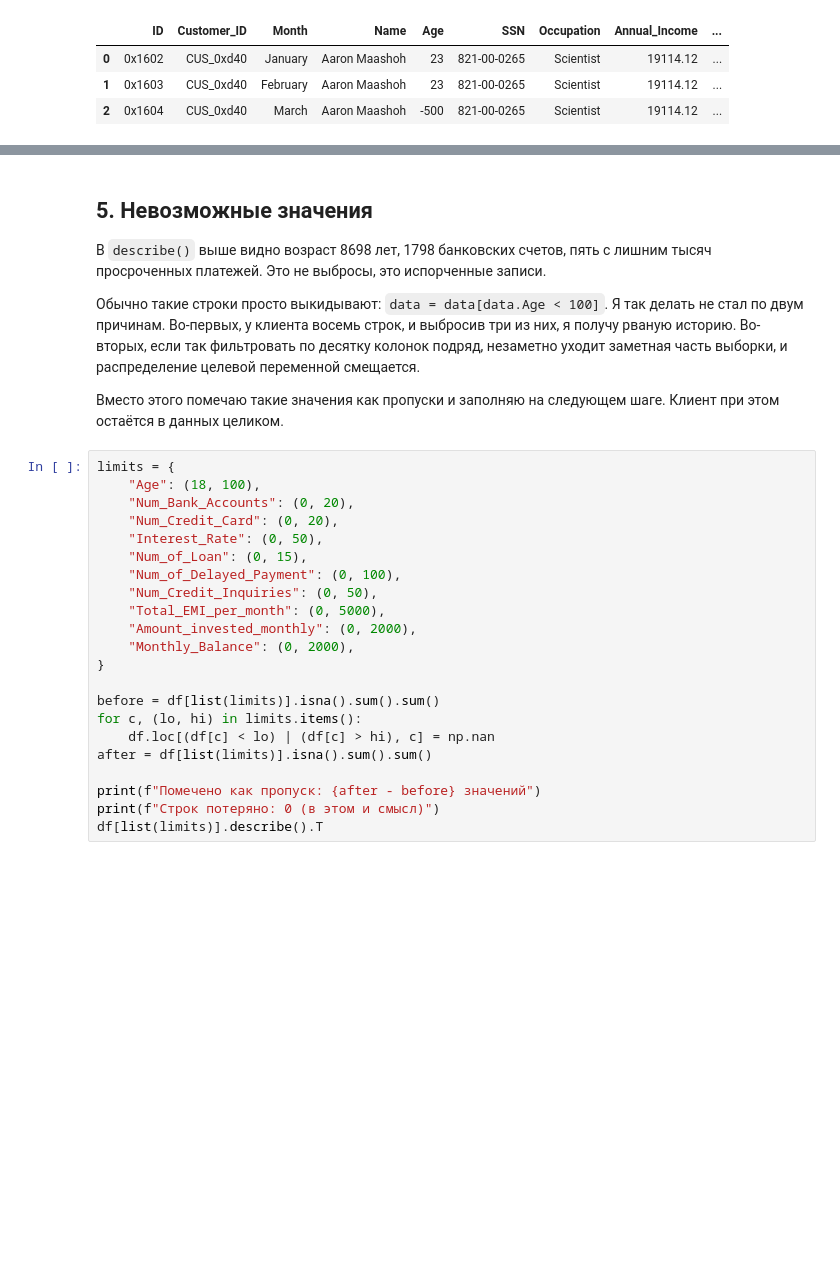
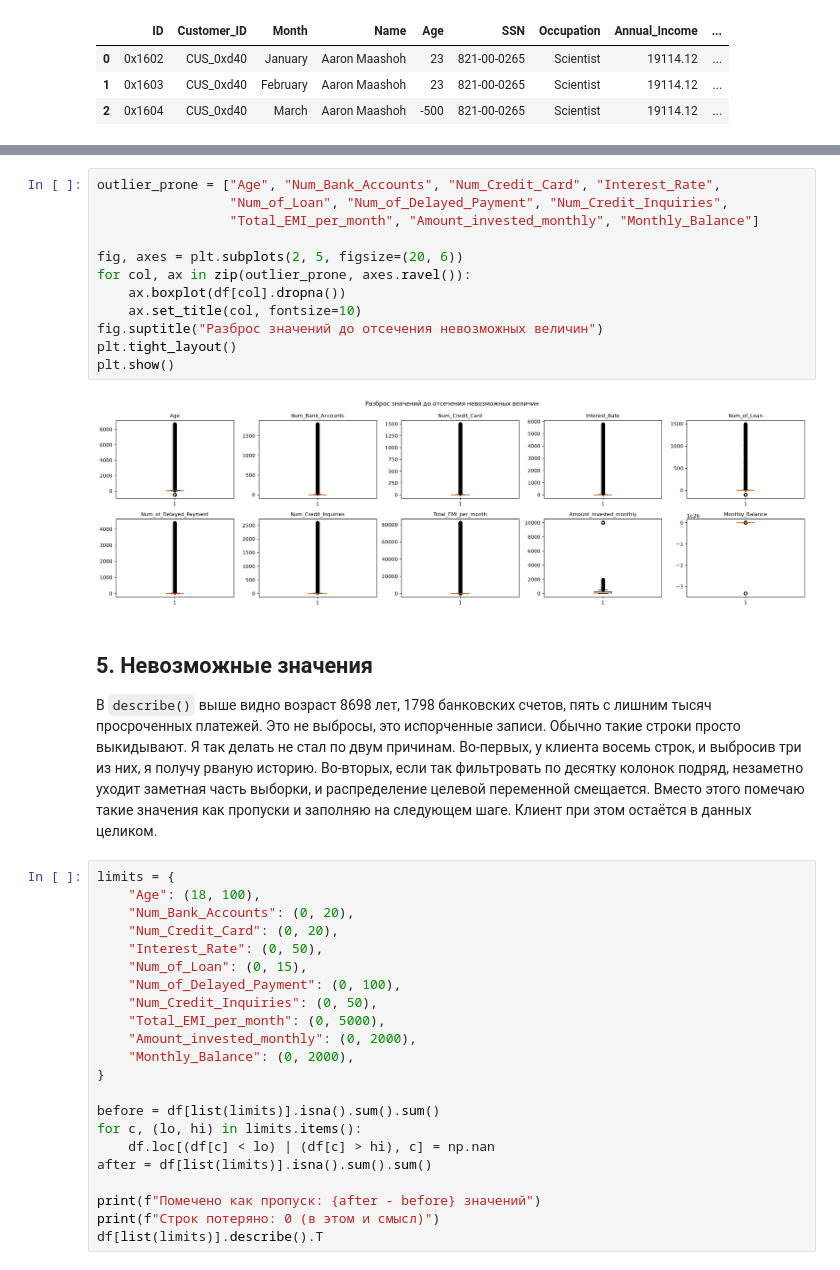
Before and after one commit to sakuta02/credit-score-group-leakage, a Jupyter notebook: credit_score_research.ipynb, the cells around one changed output, grey strips where cells are left out. Cells and saved outputs as stored; diff of their text form; blank space fills up the shorter version.

```diff
--- a/credit_score_research.ipynb
+++ b/credit_score_research.ipynb
@@ -189,14 +185,24 @@ df[num_cols].describe().T
 | Amount_invested_monthly | 95521.0 | 6.374130e+02 | 2.043319e+03 | 0.000000e+00 | 74.534002 | 135.925682 | 265.731733 | 1.000000e+04 |
 | Monthly_Balance | 98800.0 | -3.036437e+22 | 3.181295e+24 | -3.333333e+26 | 270.092209 | 336.719190 | 470.220186 | 1.602041e+03 |
 | Credit_History_Age | 90970.0 | 2.211954e+02 | 9.974136e+01 | 1.000000e+00 | 144.000000 | 219.000000 | 302.000000 | 4.040000e+02 |
+# %%
+outlier_prone = ["Age", "Num_Bank_Accounts", "Num_Credit_Card", "Interest_Rate",
+                 "Num_of_Loan", "Num_of_Delayed_Payment", "Num_Credit_Inquiries",
+                 "Total_EMI_per_month", "Amount_invested_monthly", "Monthly_Balance"]
+
+fig, axes = plt.subplots(2, 5, figsize=(20, 6))
+for col, ax in zip(outlier_prone, axes.ravel()):
+    ax.boxplot(df[col].dropna())
+    ax.set_title(col, fontsize=10)
+fig.suptitle("Разброс значений до отсечения невозможных величин")
+plt.tight_layout()
+plt.show()
+# %% [output]
+[figure, added]
 # %% [markdown]
 ## 5. Невозможные значения
 
-В `describe()` выше видно возраст 8698 лет, 1798 банковских счетов, пять с лишним тысяч просроченных платежей. Это не выбросы, это испорченные записи.
-
-Обычно такие строки просто выкидывают: `data = data[data.Age < 100]`. Я так делать не стал по двум причинам. Во-первых, у клиента восемь строк, и выбросив три из них, я получу рваную историю. Во-вторых, если так фильтровать по десятку колонок подряд, незаметно уходит заметная часть выборки, и распределение целевой переменной смещается.
-
-Вместо этого помечаю такие значения как пропуски и заполняю на следующем шаге. Клиент при этом остаётся в данных целиком.
+В `describe()` выше видно возраст 8698 лет, 1798 банковских счетов, пять с лишним тысяч просроченных платежей. Это не выбросы, это испорченные записи. Обычно такие строки просто выкидывают. Я так делать не стал по двум причинам. Во-первых, у клиента восемь строк, и выбросив три из них, я получу рваную историю. Во-вторых, если так фильтровать по десятку колонок подряд, незаметно уходит заметная часть выборки, и распределение целевой переменной смещается. Вместо этого помечаю такие значения как пропуски и заполняю на следующем шаге. Клиент при этом остаётся в данных целиком.
 # %%
 limits = {
     "Age": (18, 100),
```
Also changed, not shown: parts of 27 cells of this notebook.
